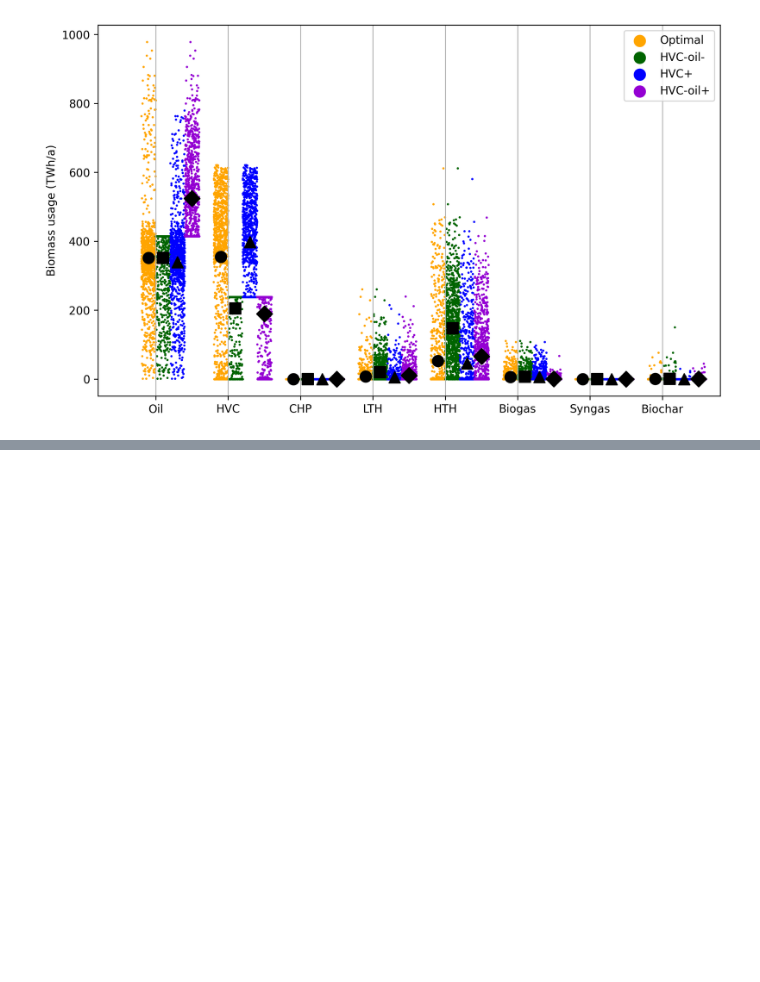
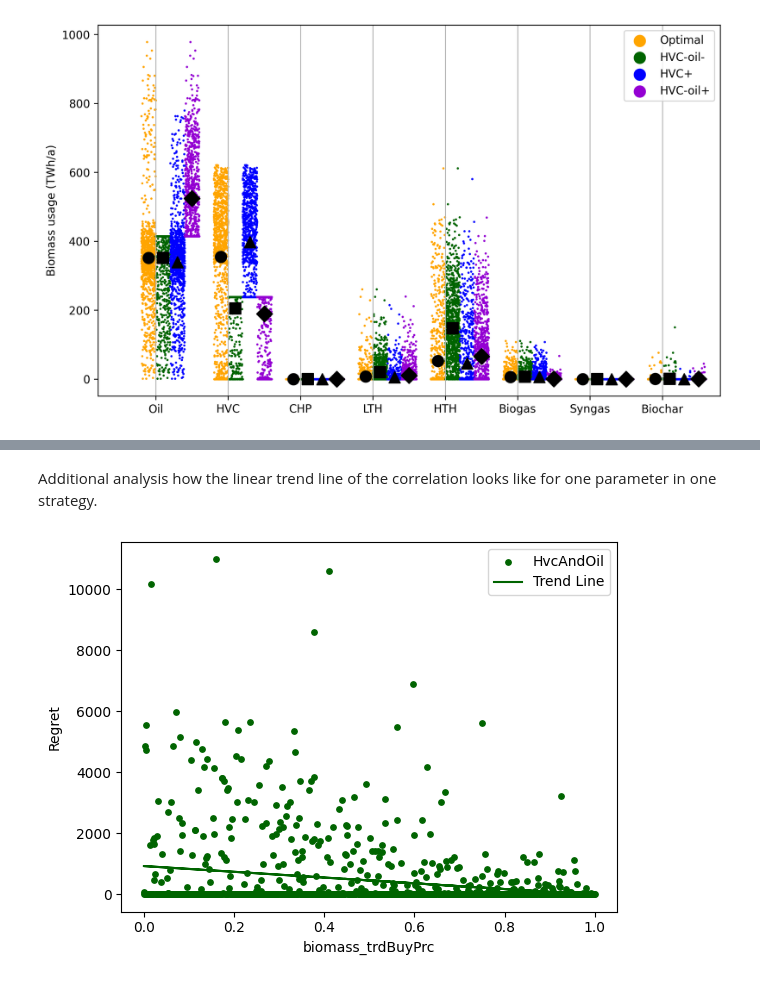
Before and after one commit to oliver-keller/Decide, a Jupyter notebook: regret.ipynb, the cells around one changed output, grey strips where cells are left out. Cells and saved outputs as stored; diff of their text form; code cells hidden in the pictures; blank space fills up the shorter version.

```diff
--- a/regret.ipynb
+++ b/regret.ipynb
@@ -291,0 +298,10 @@ plt.show()
+# %%
+# Read the data
+
+initial_cost = pd.read_csv(r'data\merged_total_cost.csv')
+cost_cluster0 = pd.read_csv(r'data\merged_total_cost_cluster_0.csv')
+cost_cluster1 = pd.read_csv(r'data\merged_total_cost_cluster_1.csv')
+cost_cluster2 = pd.read_csv(r'data\merged_total_cost_cluster_2.csv')
+cost_HvcAndOil = pd.read_csv(r'data\merged_total_cost_onlyHvcAndOil.csv')
+cost_noBiomass = pd.read_csv(r'data\merged_total_cost_noBiomass.csv')
+cost_allLTH = pd.read_csv(r'data\merged_total_cost_allLTH.csv')
@@ -291,0 +471,22 @@ plt.show()
+# %% [markdown]
+Additional analysis how the linear trend line of the correlation looks like for one parameter in one strategy.
+# %%
+# Calculate the least squares trend line
+index = 428 # Index of the varied parameter which want to be plotted
+x = lhs[index]
+y1 = merged_df['regret_HvcAndOil'] # Strategy which regret is analyzed
+
+coefficients_cluster_0 = np.polyfit(x, y1, 1)
+
+trend_line_cluster_0 = np.polyval(coefficients_cluster_0, x)
+
+# Plot the scatter plot with trend line
+plt.scatter(x, y1, s=15, label='HvcAndOil', color='darkgreen')
+plt.plot(x, trend_line_cluster_0, label='Trend Line', color = 'darkgreen')
+plt.xlabel(label_combinations[index])
+plt.ylabel('Regret')
+plt.legend()
+# plt.ylim(-10, 3000)
+plt.show()
+# %% [output]
+[figure, added]
```
Also changed, not shown: parts of 11 cells of this notebook, 2 other files.
